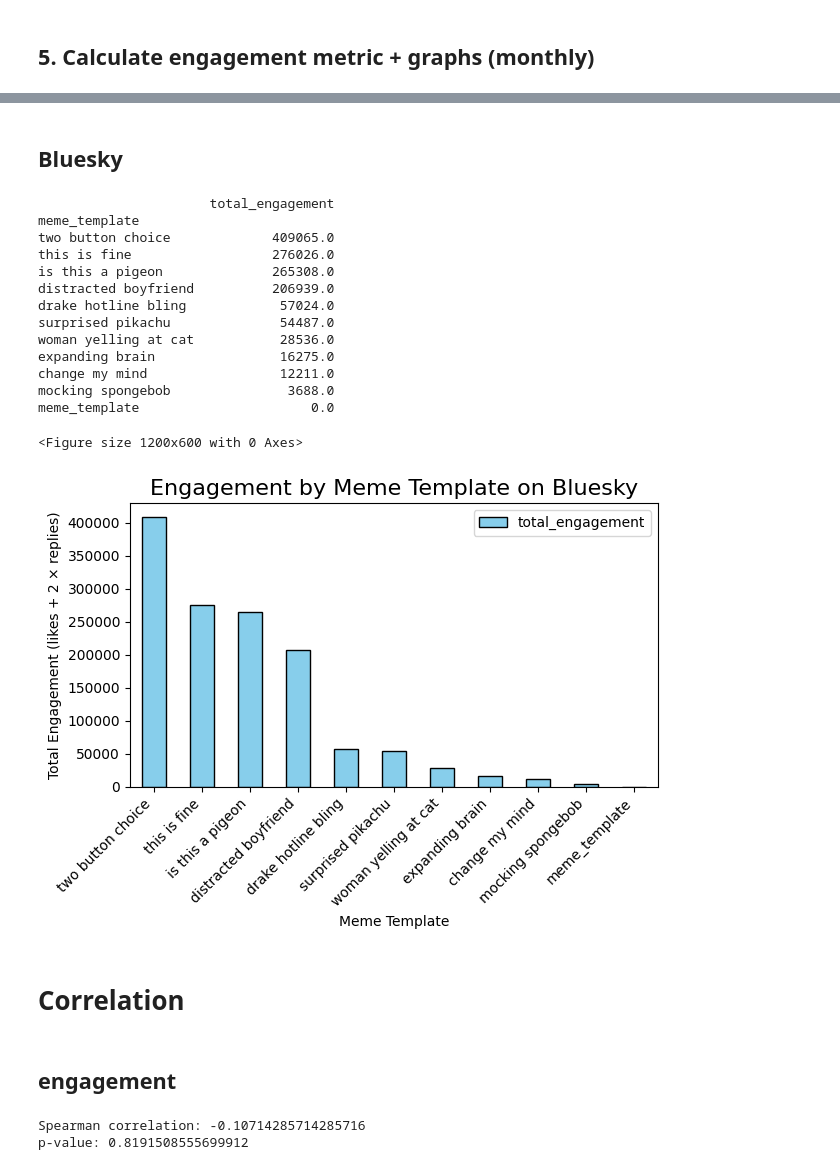
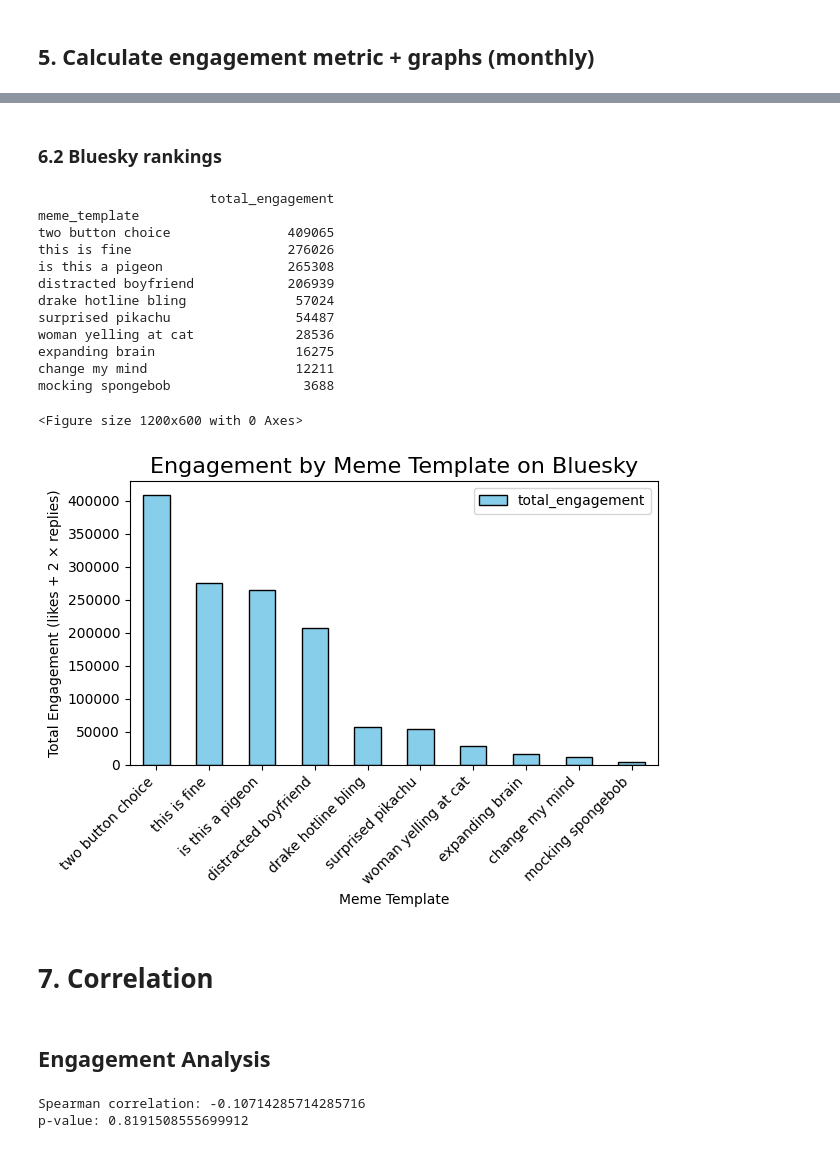
Before and after one commit to aksharabruno/meme-analysis-project, a Jupyter notebook: meme_project_outline.ipynb, the cells around one changed output, grey strips where cells are left out. Cells and saved outputs as stored; diff of their text form; code cells hidden in the pictures.

```diff
--- a/meme_project_outline.ipynb
+++ b/meme_project_outline.ipynb
@@ -1438,7 +1332,7 @@ import pandas as pd
 import matplotlib.pyplot as plt
 
 # Load your monthly summary file
-b_monthly = pd.read_csv("monthly_template_summary.csv")
+b_monthly = pd.read_csv("data/processed/bluesky_monthly_template_summary.csv")
 
 # Ensure month is sorted correctly
 b_monthly["month"] = pd.to_datetime(b_monthly["month"])
@@ -1471,7 +1365,7 @@ for template in templates:
     plt.tight_layout()
 
     # Save each figure
-    plt.savefig(f"timeline_{template.replace(' ', '_')}.png", dpi=300)
+    plt.savefig(f"images/plots/bluesky_timeline_{template.replace(' ', '_')}.png", dpi=300)
 
     plt.show()
 # %% [output]
@@ -1526,41 +1419,40 @@ drake hotline bling                422
-# %% [markdown]
-## Bluesky
+# %% [markdown]
+### 6.2 Bluesky rankings
 # %%
 # Ranking for each meme
 meme_ranking = (
-    monthly.groupby("meme_template")
+    b_monthly.groupby("meme_template")
            .agg(total_engagement=("total_engagement", "sum"))
            .sort_values("total_engagement", ascending=False)
 )
 
 print(meme_ranking)
 
 plt.figure(figsize=(12, 6))
 meme_ranking.plot(kind="bar", color="skyblue", edgecolor="black")
 
 plt.title("Engagement by Meme Template on Bluesky", fontsize=16)
 plt.xlabel("Meme Template")
 plt.ylabel("Total Engagement (likes + 2 × replies)")
 plt.xticks(rotation=45, ha="right")
 plt.tight_layout()
 
 plt.show()
 # %% [output]
                       total_engagement
 meme_template
-two button choice             409065.0
-this is fine                  276026.0
-is this a pigeon              265308.0
-distracted boyfriend          206939.0
-drake hotline bling            57024.0
-surprised pikachu              54487.0
-woman yelling at cat           28536.0
-expanding brain                16275.0
-change my mind                 12211.0
-mocking spongebob               3688.0
-meme_template                      0.0
+two button choice               409065
+this is fine                    276026
+is this a pigeon                265308
+distracted boyfriend            206939
+drake hotline bling              57024
+surprised pikachu                54487
+woman yelling at cat             28536
+expanding brain                  16275
+change my mind                   12211
+mocking spongebob                 3688
 <Figure size 1200x600 with 0 Axes>
-[figure, old version]
+[figure, new version]
 # %% [markdown]
-# Correlation
+# 7. Correlation
 # %%
@@ -1570,5 +1461,5 @@ bluesky_df = pd.read_csv("data/raw/bluesky_merged.csv")
 # %% [markdown]
-## engagement
+## Engagement Analysis
 # %%
 import pandas as pd
 from scipy.stats import spearmanr
```
Also changed, not shown: parts of 42 cells of this notebook, 32 other files.
